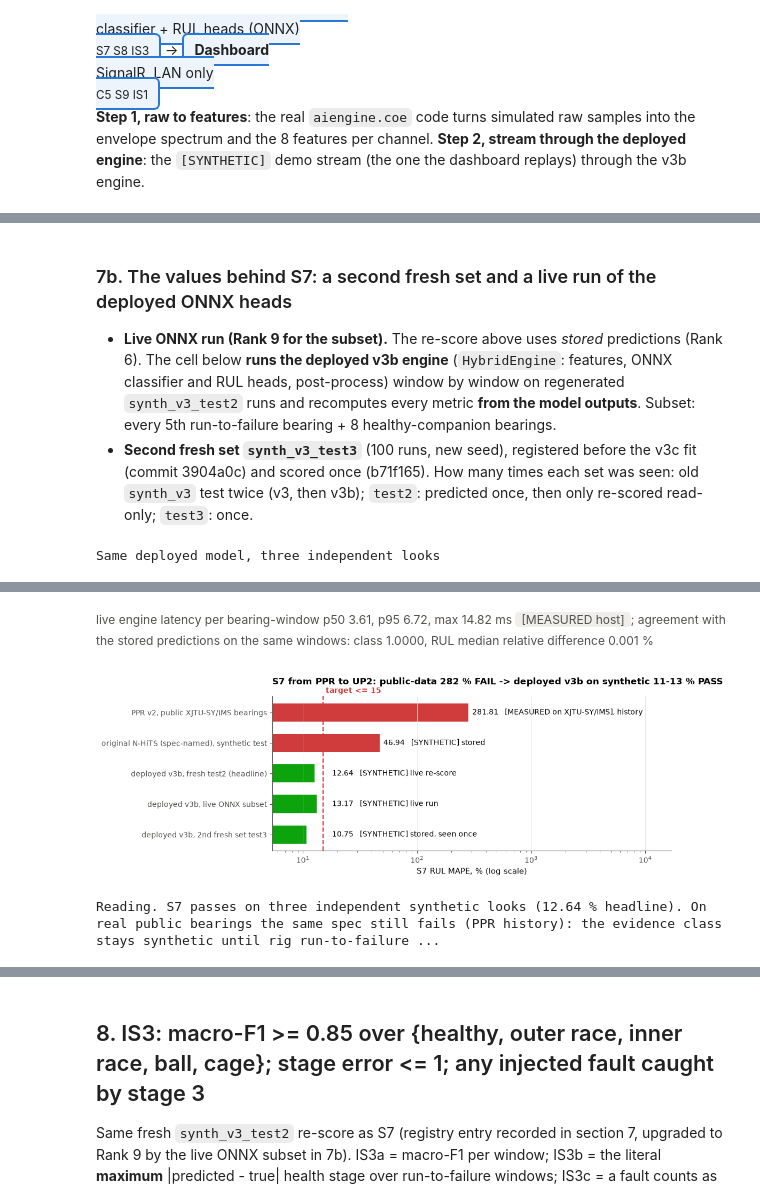
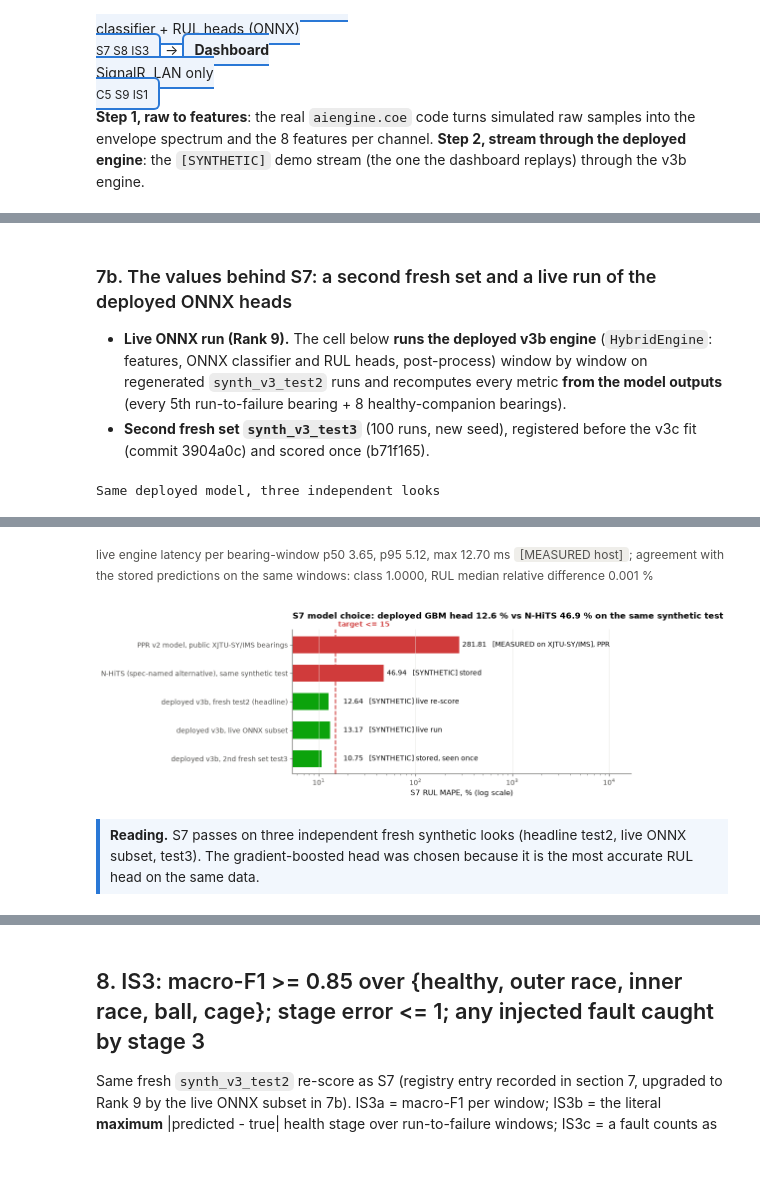
Before and after one commit to amussab/Digital-Twin-Senior-Proj, a Jupyter notebook: AI-engine/notebooks/UP2_Evidence.ipynb, the cells around one changed output, grey strips where cells are left out. Saved outputs shown, nothing was run; the diff lists cells and outputs as text; code cells hidden in the pictures; blank space fills up the shorter version.

```diff
--- a/AI-engine/notebooks/UP2_Evidence.ipynb
+++ b/AI-engine/notebooks/UP2_Evidence.ipynb
@@ -281,16 +276,16 @@ if L8["status"] == "ok":
     c, e = L8["cls"], L8["engine_step"]
     display(U.verdict("S8", c["p95_ms"] < 200, f"classifier ONNX p95 {c['p95_ms']:.3f} ms vs target < 200 ms (n={c['n']})", "[MEASURED host] [SYNTHETIC]"))
     U.record("S8", status="MET [MEASURED host]" if c["p95_ms"] < 200 else "NOT MET", value=f"p95 {c['p95_ms']:.3f} ms (engine step p95 {e['p95_ms']:.2f} ms)", target="< 200 ms",
-             note="the deployed classifier slot holds a gradient-boosted model in the TFT ONNX contract slot; the real TFT-slot ONNX is about 1.5-12 ms depending on host load/threads (PPR 11.1 ms)", rank=9, firm=True,
-             deployed="MODEL CHANGE APPROVED: gradient-boosted classifier in the TFT ONNX slot", specnamed=(f"original TFT ONNX p95 {SN['tft_p95']:.2f} ms (also passes)" if SN else "missing"),
-             achievable=9, step="Re-measure on the final server (laptop or Raspberry Pi 5)", prov="[MEASURED host] latency, [SYNTHETIC] inputs", source="live: up2_helpers.s8_latency_live; " + U.stamp(spec_p))
+             note="gradient-boosted classifier in the TFT ONNX contract slot; a TFT ONNX in the same slot runs in about 1.5-12 ms (PPR 11.1 ms), also < 200 ms", rank=9, firm=True,
+             deployed="gradient-boosted heads (approved change from N-HiTS/TFT for accuracy)", specnamed=(f"TFT ONNX p95 {SN['tft_p95']:.2f} ms (also < 200 ms)" if SN else "missing"),
+             achievable=9, step="Repeat on the final server (laptop or Raspberry Pi 5)", prov="[MEASURED host] latency, [SYNTHETIC] inputs", source="live: up2_helpers.s8_latency_live; " + U.stamp(spec_p))
     rows = [{"what is timed": "deployed classifier ONNX (S8 verdict)", "n": c["n"], "p50 ms": c["p50_ms"], "p95 ms": c["p95_ms"], "max ms": c["max_ms"], "vs 200 ms": "PASS" if c["max_ms"] < 200 else "FAIL", "provenance": "[MEASURED host] live"},
             {"what is timed": "full engine step per bearing-window (features + classifier + RUL + post)", "n": e["n"], "p50 ms": e["p50_ms"], "p95 ms": e["p95_ms"], "max ms": e["max_ms"], "vs 200 ms": "PASS" if e["max_ms"] < 200 else "FAIL", "provenance": "[MEASURED host] live"}]
     if SN:
-        rows.append({"what is timed": "original TFT ONNX (spec-named, transparency)", "n": None, "p50 ms": None, "p95 ms": SN["tft_p95"], "max ms": None, "vs 200 ms": "PASS" if SN["tft_p95"] < 200 else "FAIL", "provenance": "[MEASURED host] stored report"})
+        rows.append({"what is timed": "TFT ONNX (spec-named alternative)", "n": None, "p50 ms": None, "p95 ms": SN["tft_p95"], "max ms": None, "vs 200 ms": "PASS" if SN["tft_p95"] < 200 else "FAIL", "provenance": "[MEASURED host] stored report"})
     display(U.table(pd.DataFrame(rows), status_cols=["vs 200 ms"], precision=3))
     chart(U.fig_s8, "s8_latency.png", L8["cls_ms"], L8["step_ms"], SN.get("tft_p95") if SN else None)
-    display(U.reading(f"**S8 latency statement (this live cell is canonical; quote the range, not one fixed number):** classifier ONNX p95 is sub-millisecond, 0.04-0.4 ms depending on host load; this run {c['p95_ms']:.3f} ms. The TFT-slot ONNX is about 1.5-12 ms depending on host load/threads. All are far under the 200 ms limit."))
+    display(U.reading(f"Classifier ONNX p95 is sub-millisecond (0.04-0.4 ms across runs; this run {c['p95_ms']:.3f} ms); the full engine step p95 is {e['p95_ms']:.2f} ms. Both are far under the 200 ms limit."))
 else:
     display(U.verdict("S8", None, "live latency run failed; stored value used if present", "[MEASURED host]")); display(U.missing(L8))
     lat = ((spec or {}).get("latency") or {}).get("v3b_cls_onnx")
@@ -370,7 +365,7 @@ S6: below ~1465 rpm the 20-rev envelope record exceeds the 4096-pt FFT and is tr
 # %%
 try:
     fig = U.coe_stage_figure(None); p = show(fig, "coe_pipeline_stages.png")
-    display(U.reading("Each stage is drawn from the real pipeline filters: the band-pass removes the shaft-rate content, the envelope exposes the impact rate, and the envelope spectrum shows energy at the bearing-defect orders. These per-channel band energies are 4 of the 8 features that go into the 152-byte payload. `[SIMULATION]` + `[SYNTHETIC]` source, not a rig measurement."))
+    display(U.reading("Each stage is drawn from the real pipeline filters: the band-pass removes the shaft-rate content, the envelope exposes the impact rate, and the envelope spectrum shows energy at the bearing-defect orders. These per-channel band energies are 4 of the 8 features that go into the 152-byte payload. `[SIMULATION]` + `[SYNTHETIC]` source."))
 except Exception as e:
     display(U.missing(f"stage figure: {type(e).__name__}: {e}"))
 # %% [output]
@@ -448,11 +443,10 @@ S7 on fresh test2: 80 bearings, 14181 scored windows, table hash efa1da17b3c222c
 # %% [markdown]
 ### 7b. The values behind S7: a second fresh set and a live run of the deployed ONNX heads
 
-- **Live ONNX run (Rank 9 for the subset).** The re-score above uses *stored* predictions (Rank 6). The cell below **runs the deployed v3b
-  engine** (`HybridEngine`: features, ONNX classifier and RUL heads, post-process) window by window on regenerated `synth_v3_test2` runs and
-  recomputes every metric **from the model outputs**. Subset: every 5th run-to-failure bearing + 8 healthy-companion bearings.
+- **Live ONNX run (Rank 9).** The cell below **runs the deployed v3b engine** (`HybridEngine`: features, ONNX classifier and RUL heads,
+  post-process) window by window on regenerated `synth_v3_test2` runs and recomputes every metric **from the model outputs**
+  (every 5th run-to-failure bearing + 8 healthy-companion bearings).
 - **Second fresh set `synth_v3_test3`** (100 runs, new seed), registered before the v3c fit (commit 3904a0c) and scored once (b71f165).
-  How many times each set was seen: old `synth_v3` test twice (v3, then v3b); `test2`: predicted once, then only re-scored read-only; `test3`: once.
 # %%
 LE = U.live_engine_run(step=5, n_healthy=8)
 UC = U.load_json(up2c_p)
@@ -469,46 +463,47 @@ if LE["status"] == "ok":
         U.REG["IS3"].update(rank=9, note=U.REG["IS3"]["note"] + " | " + sub + f"F1 {LE['cls']['macro_f1']:.3f}, stage max {LE['stage']['max_abs_error']}, caught {LE['caught']['caught_by_stage3']}/{LE['caught']['rtf_bearings']} from live model outputs (Rank 9 for the subset).")
     rows.append({"run": f"LIVE deployed ONNX engine, subset ({LE['n_rtf']} RTF + {LE['n_healthy']} healthy, {LE['windows']} windows, {LE['seconds']} s)", "bearings": LE["rul"]["n_bearings"], "S7 %": LE["rul"]["S7_mape_pct"],
                  "IS3 macro-F1": LE["cls"]["macro_f1"], "stage max": LE["stage"]["max_abs_error"], "caught": f"{LE['caught']['caught_by_stage3']}/{LE['caught']['rtf_bearings']}", "rank": 9 if (okS7 and okI3) else 6, "provenance": "[SYNTHETIC] [MEASURED host]"})
-    if not (okS7 and okI3): display(HTML(U.pill("PARTIAL", "the live subset does NOT pass every target; S7/IS3 stay at Rank 6")))
+    if not (okS7 and okI3): display(HTML(U.pill("PARTIAL", "live subset below a target in this run: S7/IS3 keep Rank 6")))
 else:
     display(U.missing(LE))
 if UC:
     b = UC["models"]["v3b"]
     ok3 = b["rul"]["S7_mape_pct"] <= 15 and b["classification"]["macro_f1"] >= .85 and b["stage"]["max_abs_error"] <= 1 and b["caught"]["caught_by_stage3"] == b["caught"]["rtf_bearings"]
     extra = f" | 2nd fresh set synth_v3_test3 (stored report {up2c_p.name}, seen once): S7 {b['rul']['S7_mape_pct']:.2f} %, F1 {b['classification']['macro_f1']:.3f}, stage max {b['stage']['max_abs_error']}, caught {b['caught']['caught_by_stage3']}/{b['caught']['rtf_bearings']} ({'confirms' if ok3 else 'DOES NOT confirm'})"
     for k in ("S7", "IS3"):
         if k in U.REG: U.REG[k]["note"] = U.REG[k].get("note", "") + extra
     rows.append({"run": f"2nd fresh set test3, scored once (stored, commit {UC['meta']['git_commit']}, {UC['data']['windows']} windows)", "bearings": b["rul"]["n_bearings"], "S7 %": b["rul"]["S7_mape_pct"], "IS3 macro-F1": b["classification"]["macro_f1"],
                  "stage max": b["stage"]["max_abs_error"], "caught": f"{b['caught']['caught_by_stage3']}/{b['caught']['rtf_bearings']}", "rank": 6, "provenance": "[SYNTHETIC]"})
 else:
     display(U.missing("reports/up2c_spec_check_*.json"))
 if rows:
     T7 = pd.DataFrame(rows); T7["S7 vs 15 %"] = ["PASS" if v <= 15 else "FAIL" for v in T7["S7 %"]]
     display(U.table(T7[["run", "bearings", "S7 %", "S7 vs 15 %", "IS3 macro-F1", "stage max", "caught", "rank", "provenance"]], status_cols=["S7 vs 15 %"], fmt={"IS3 macro-F1": "{:.4f}", "S7 %": "{:.2f}"}, caption="Same deployed model, three independent looks"))
 if LE["status"] == "ok":
     extra_txt = f"; agreement with the stored predictions on the same windows: class {LE['agree_class_frac']:.4f}, RUL median relative difference {LE['agree_rul_median_abs_rel_diff_pct']:.3f} %" if "agree_class_frac" in LE else ""
     display(HTML(f'<div style="font-size:12px;color:#52514e">live engine latency per bearing-window p50 {LE["lat_p50"]:.2f}, p95 {LE["lat_p95"]:.2f}, max {LE["lat_max"]:.2f} ms {U.tag("[MEASURED host]")}{extra_txt}</div>'))
-cmp = [("PPR v2, public XJTU-SY/IMS bearings", 281.8, False, "[MEASURED on XJTU-SY/IMS], history")]
-if SN: cmp.append(("original N-HiTS (spec-named), synthetic test", SN["S7"], SN["S7"] <= 15, "[SYNTHETIC] stored"))
+cmp = [("PPR v2 model, public XJTU-SY/IMS bearings", 281.8, False, "[MEASURED on XJTU-SY/IMS], PPR")]
+if SN: cmp.append(("N-HiTS (spec-named alternative), same synthetic test", SN["S7"], SN["S7"] <= 15, "[SYNTHETIC] stored"))
 if R["status"] == "ok": cmp.append(("deployed v3b, fresh test2 (headline)", R["S7"], R["S7"] <= 15, "[SYNTHETIC] live re-score"))
 if LE["status"] == "ok": cmp.append(("deployed v3b, live ONNX subset", LE["rul"]["S7_mape_pct"], LE["rul"]["S7_mape_pct"] <= 15, "[SYNTHETIC] live run"))
 if UC: cmp.append(("deployed v3b, 2nd fresh set test3", UC["models"]["v3b"]["rul"]["S7_mape_pct"], UC["models"]["v3b"]["rul"]["S7_mape_pct"] <= 15, "[SYNTHETIC] stored, seen once"))
 try:
     pj = U.load_json(public_p if public_p.exists() else None); v = (pj.get("verdicts") or pj.get("metrics", {}).get("verdicts")) if pj else None
     s7pub = next(x["measured"] for x in v if x["spec"] == "S7") if v else None
-    if s7pub is not None: cmp[0] = ("PPR v2, public XJTU-SY/IMS bearings", float(s7pub), float(s7pub) <= 15, "[MEASURED on XJTU-SY/IMS], history")
+    if s7pub is not None: cmp[0] = ("PPR v2 model, public XJTU-SY/IMS bearings", float(s7pub), float(s7pub) <= 15, "[MEASURED on XJTU-SY/IMS], PPR")
 except Exception:
     pass
-chart(U.fig_compare, "s7_ppr_vs_up2.png", cmp, 15, "S7 RUL MAPE, % (log scale)", "S7 from PPR to UP2: public-data 282 % FAIL -> deployed v3b on synthetic 11-13 % PASS", log=True)
-display(U.reading("S7 passes on three independent synthetic looks (12.64 % headline). On real public bearings the same spec still fails (PPR history): the evidence class stays **synthetic** until rig run-to-failure data exists."))
+ttl = (f"S7 model choice: deployed GBM head {R['S7']:.1f} % vs N-HiTS {SN['S7']:.1f} % on the same synthetic test" if (SN and R["status"] == "ok") else "S7 model comparison")
+chart(U.fig_compare, "s7_ppr_vs_up2.png", cmp, 15, "S7 RUL MAPE, % (log scale)", ttl, log=True)
+display(U.reading("S7 passes on three independent fresh synthetic looks (headline test2, live ONNX subset, test3). The gradient-boosted head was chosen because it is the most accurate RUL head on the same data."))
 # %% [output]
 Same deployed model, three independent looks
 | run | bearings | S7 % | S7 vs 15 % | IS3 macro-F1 | stage max | caught | rank | provenance |
 | fresh test2, stored predictions r... | 80 | 12.64 | PASS | 0.9587 | 1 | 80/80 | 6 | [SYNTHETIC] |
 | LIVE deployed ONNX engine, subset... | 16 | 13.17 | PASS | 0.9635 | 1 | 16/16 | 9 | [SYNTHETIC] [MEASURED host] |
 | 2nd fresh set test3, scored once ... | 80 | 10.75 | PASS | 0.9615 | 1 | 80/80 | 6 | [SYNTHETIC] |
-live engine latency per bearing-window p50 3.61, p95 6.72, max 14.82 ms [MEASURED host]; agreement with the stored predictions on the same windows: class 1.0000, RUL median relative difference 0.001 %
+live engine latency per bearing-window p50 3.65, p95 5.12, max 12.70 ms [MEASURED host]; agreement with the stored predictions on the same windows: class 1.0000, RUL median relative difference 0.001 %
-[figure, old version]
+[figure, new version]
-Reading. S7 passes on three independent synthetic looks (12.64 % headline). On real public bearings the same spec still fails (PPR history): the evidence class stays synthetic until rig run-to-failure ...
+Reading. S7 passes on three independent fresh synthetic looks (headline test2, live ONNX subset, test3). The gradient-boosted head was chosen because it is the most accurate RUL head on the same data.
 # %%
 if R["status"] == "ok":
```
Also changed, not shown: parts of 40 cells of this notebook, 17 other files.
